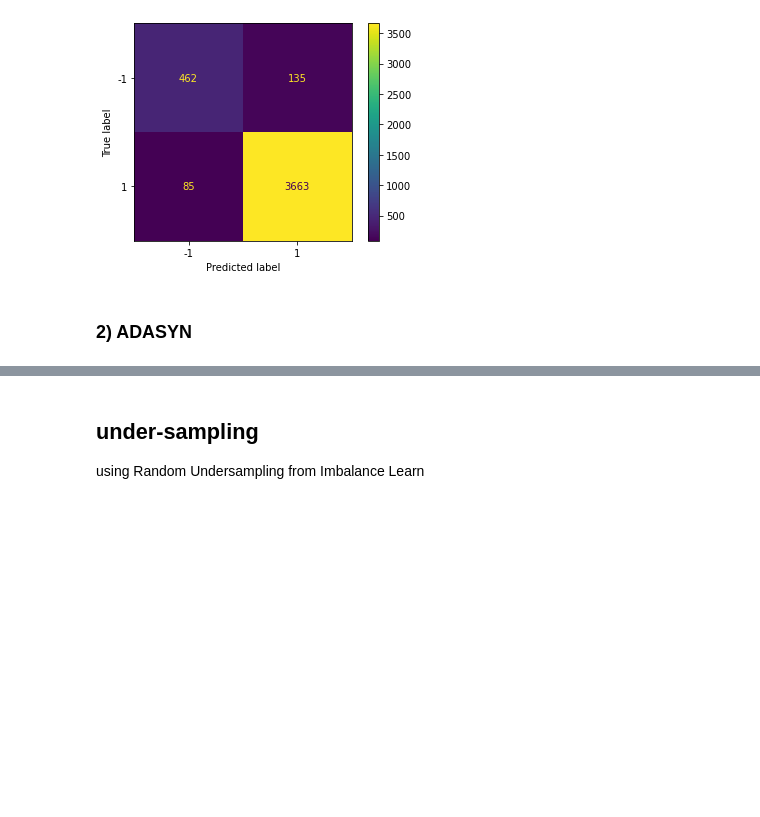
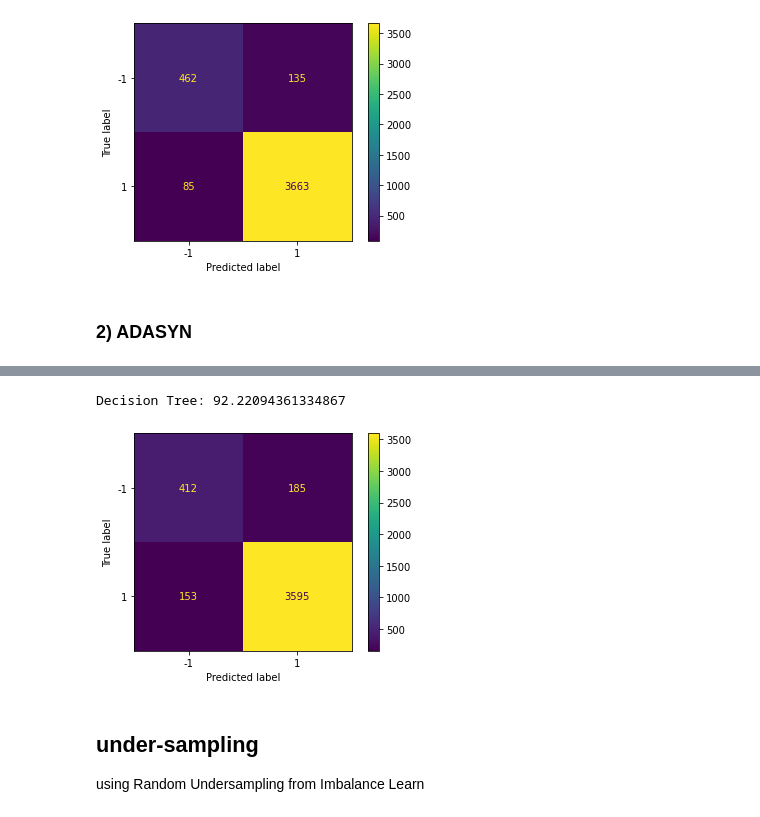
Before and after one commit to HadyKh/Crowd-Sensing-Classification, a Jupyter notebook: Code.ipynb, the cells around one changed output, grey strips where cells are left out. Drawn from its saved outputs; the diff is of its cells as text; code cells hidden in the pictures; blank space fills up the shorter version.

```diff
--- a/Code.ipynb
+++ b/Code.ipynb
@@ -348,4 +354,7 @@ Decision Tree: 94.9367088607595
 # %%
-# dt_model, dt_pred, dt_accuracy = model_decisiontree(x_res_ads, y_res_ads, xtest, ytest)
-# adasyn_accuracy.append(dt_accuracy)
+dt_model, dt_pred, dt_accuracy = model_decisiontree(x_res_ads, y_res_ads, xtest, ytest)
+adasyn_accuracy.append(dt_accuracy)
+# %% [output]
+Decision Tree: 92.22094361334867
+[figure, added]
 # %%
```
Also changed, not shown: parts of 74 cells of this notebook.
